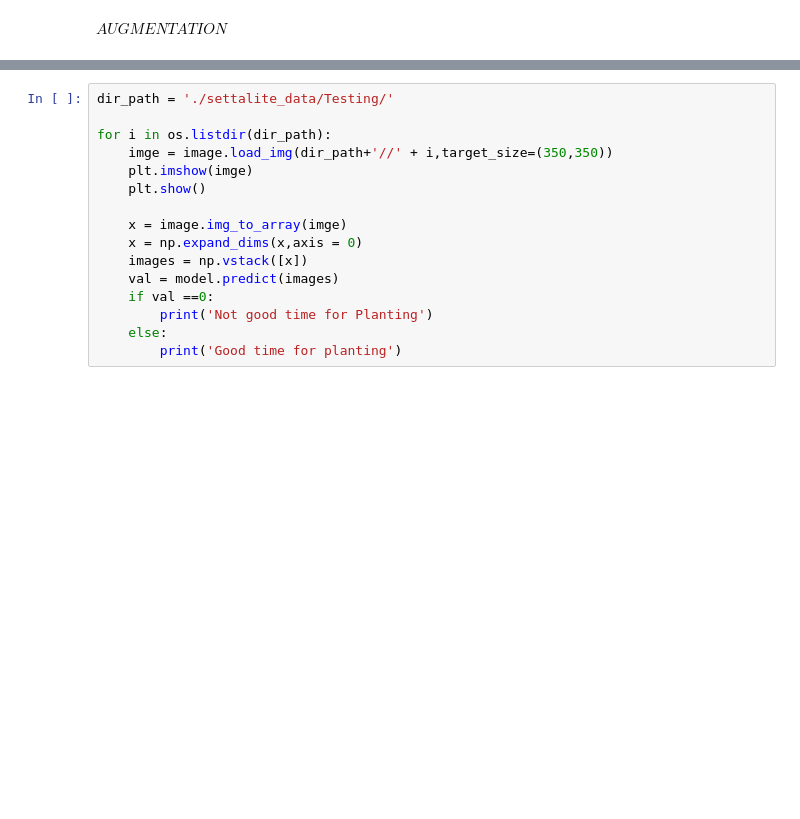
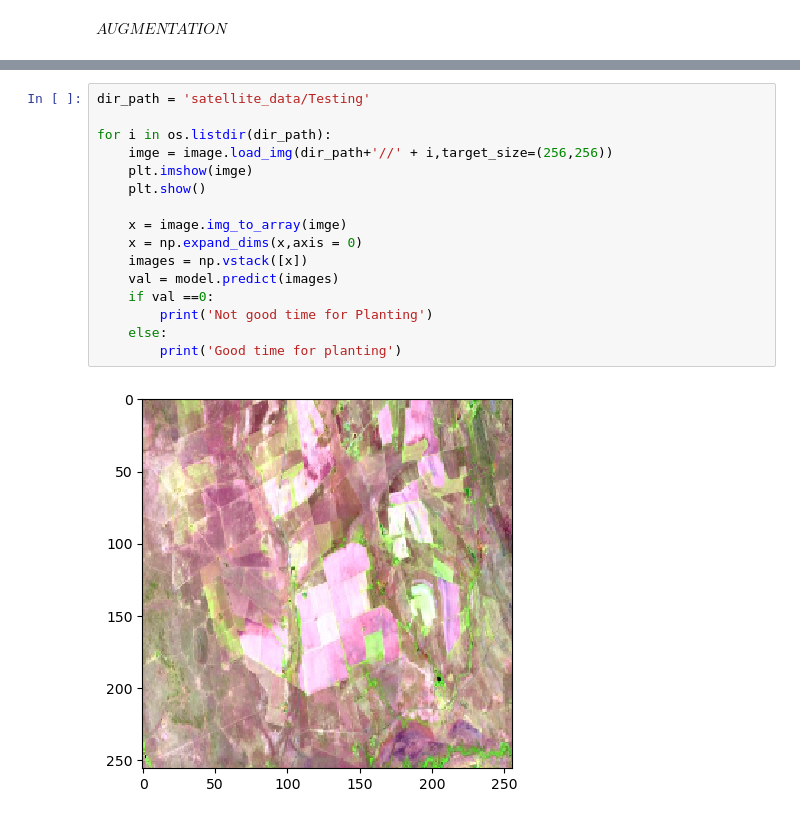
Before and after one commit to collen1/Analysing-ground-for-perfect-period-of-maize-plantation-using-CNN, a Jupyter notebook: CNN/CNN_Project.ipynb, the cells around one changed output, grey strips where cells are left out. Saved outputs shown, nothing was run; the diff lists cells and outputs as text; blank space fills up the shorter version.

```diff
--- a/CNN/CNN_Project.ipynb
+++ b/CNN/CNN_Project.ipynb
@@ -202,17 +217,18 @@ Error:
 # %%
-dir_path = './settalite_data/Testing/'
+dir_path = 'satellite_data/Testing'
 
 for i in os.listdir(dir_path):
-    imge = image.load_img(dir_path+'//' + i,target_size=(350,350))
+    imge = image.load_img(dir_path+'//' + i,target_size=(256,256))
     plt.imshow(imge)
     plt.show()
 
     x = image.img_to_array(imge)
     x = np.expand_dims(x,axis = 0)
     images = np.vstack([x])
     val = model.predict(images)
     if val ==0:
         print('Not good time for Planting')
     else:
         print('Good time for planting')
 # %% [output]
+[figure, added]
```
Also changed, not shown: parts of 27 cells of this notebook, 1 other file.
